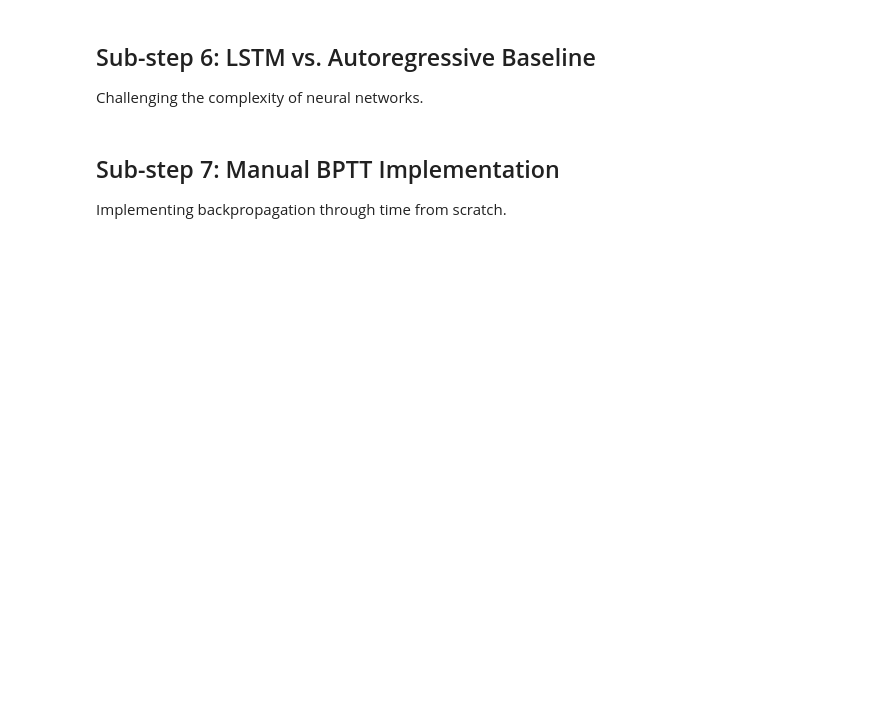
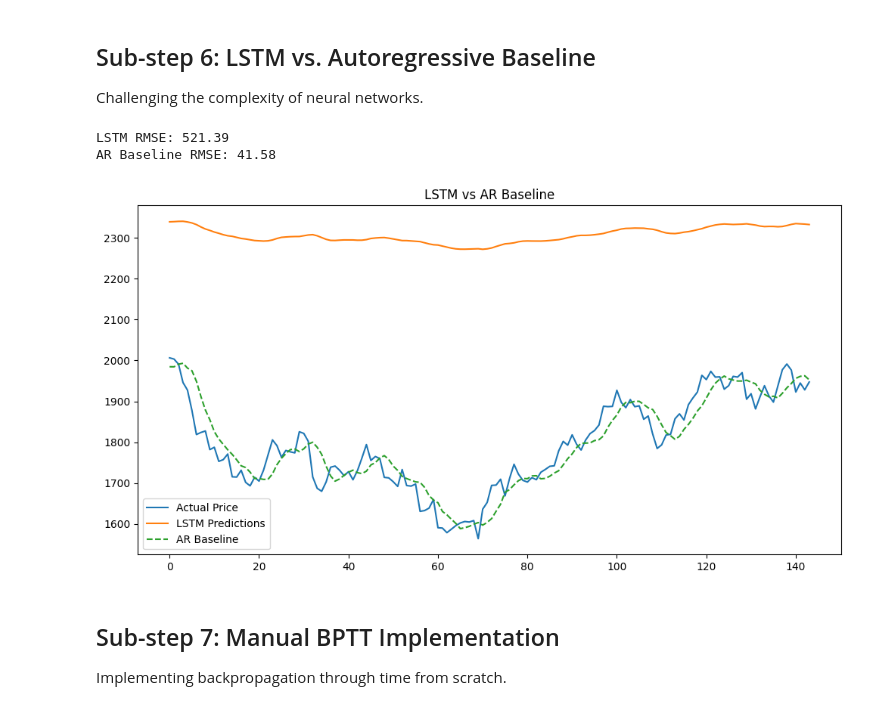
Before and after one commit to yash-gupta-7/weekly-assignment-iitgn, a Jupyter notebook: week-08/thursday/notebooks/thursday_assignment.ipynb, the cells around one changed output. Saved outputs shown, nothing was run; the diff lists cells and outputs as text; code cells hidden in the pictures; blank space fills up the shorter version.

```diff
--- a/week-08/thursday/notebooks/thursday_assignment.ipynb
+++ b/week-08/thursday/notebooks/thursday_assignment.ipynb
@@ -21,7 +21,7 @@ warnings.filterwarnings('ignore')
 Constructing a sequence dataset for next-day close price prediction on RELIANCE.
 # %%
 # 1. Load and Prepare
-df_stock = pd.read_csv('data/stock_prices.csv')
+df_stock = pd.read_csv('../data/stock_prices.csv')
 df_rel = df_stock[df_stock['ticker'] == 'RELIANCE'].copy()
 df_rel['date'] = pd.to_datetime(df_rel['date'])
 df_rel = df_rel.sort_values('date')
@@ -181,32 +210,36 @@ Challenging the complexity of neural networks.
 # %%
 # Simple Autoregressive Baseline (k-day moving average)
 def moving_average_baseline(data, k=5):
     preds = []
     for i in range(len(data)):
         # Average of previous k values
         window = data[max(0, i-k):i]
-        preds.append(np.mean(window) if len(window) > 0 else data[i])
+        preds.append(np.mean(window) if len(window) > 0 else data[i][0])
     return np.array(preds)
 
 # Evaluation on test set
 # We use the previous window of the test set
 test_data_raw = scaled_close[split_idx + WINDOW_SIZE - 5 : ]
 ar_preds = moving_average_baseline(test_data_raw, k=5)
 ar_preds = ar_preds[5:] # align with test set
 
 ar_preds_orig = scaler.inverse_transform(ar_preds.reshape(-1, 1))
 ar_rmse = np.sqrt(mean_squared_error(y_test_orig, ar_preds_orig))
 
 print(f"LSTM RMSE: {rmse:.2f}")
 print(f"AR Baseline RMSE: {ar_rmse:.2f}")
 
 plt.figure(figsize=(12, 6))
 plt.plot(y_test_orig, label='Actual Price')
 plt.plot(preds_orig, label='LSTM Predictions')
 plt.plot(ar_preds_orig, label='AR Baseline', linestyle='--')
 plt.legend()
 plt.title('LSTM vs AR Baseline')
 plt.show()
+# %% [output]
+LSTM RMSE: 521.39
+AR Baseline RMSE: 41.58
+[figure, added]
 # %% [markdown]
 ## Sub-step 7: Manual BPTT Implementation
 Implementing backpropagation through time from scratch.
```
Also changed, not shown: parts of 5 cells of this notebook, 2 other files.
